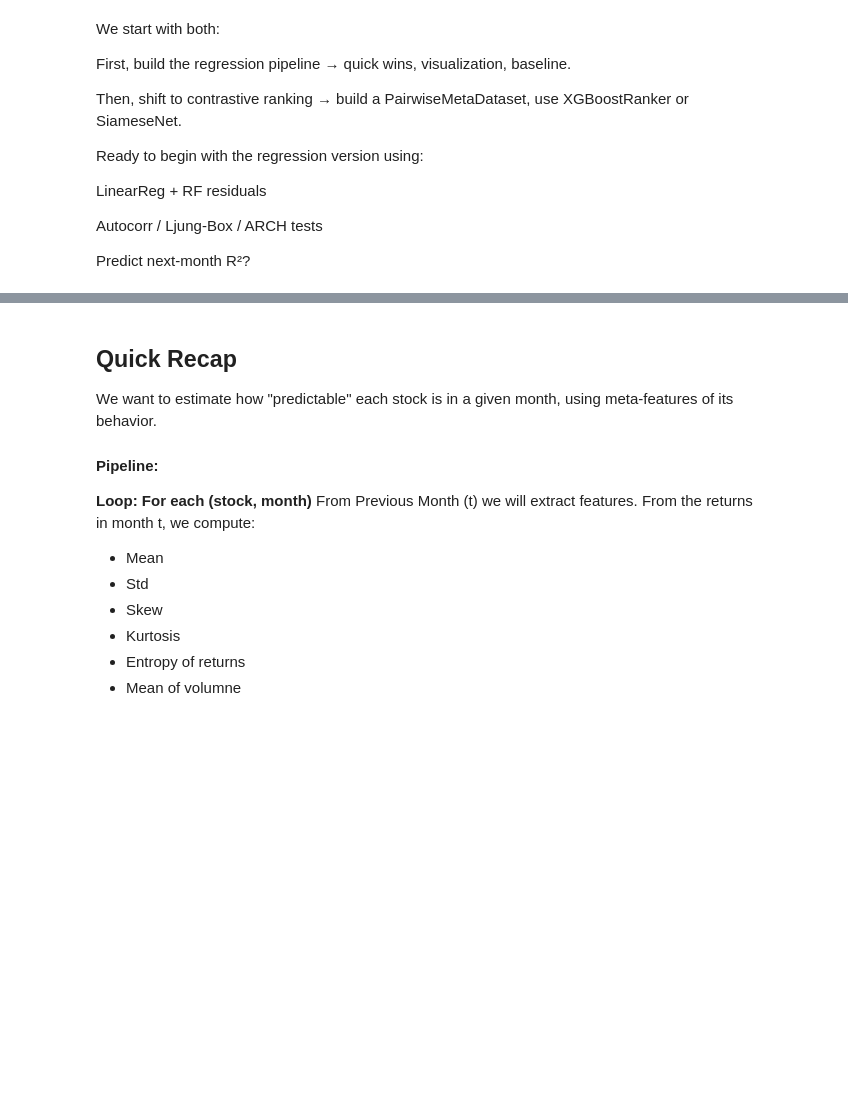
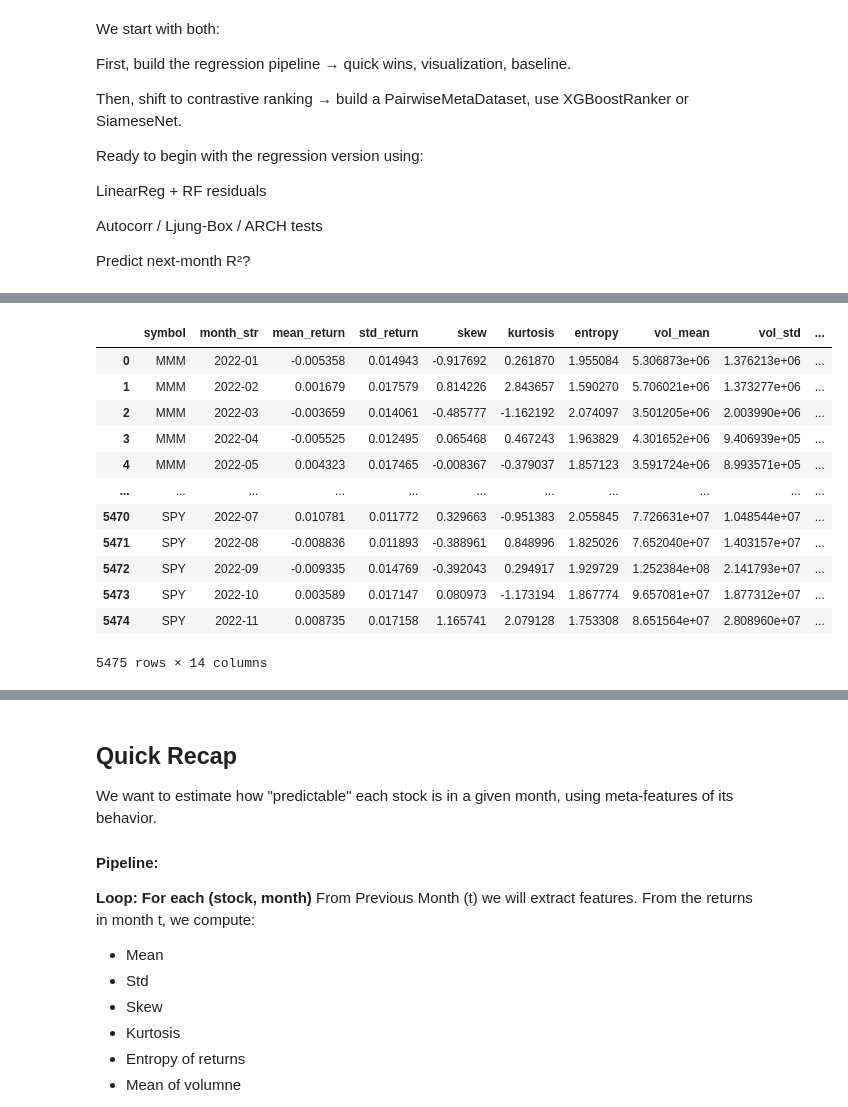
Before and after one commit to pihh/RL-Stock-Market-Masterpiece-Human-x-AI-Collab, a Jupyter notebook: notebooks/Pipelines 03 Stock universe predictability selection - FAIL-Copy1.ipynb, the cells around one changed output, grey strips where cells are left out. Saved outputs shown, nothing was run; the diff lists cells and outputs as text; code cells hidden in the pictures; blank space fills up the shorter version.

```diff
--- a/notebooks/Pipelines 03 Stock universe predictability selection - FAIL-Copy1.ipynb
+++ b/notebooks/Pipelines 03 Stock universe predictability selection - FAIL-Copy1.ipynb
@@ -128,14 +131,20 @@ from statsmodels.tsa.stattools import acf, acovf
 import warnings
 warnings.filterwarnings("ignore")
 # %%
-experience_name = "stock_universe_predictability_selection__MetaFeatures__MetaRlLabeling"
+
+EXPERIENCE_NAME = "stock_universe_predictability_selection__MetaFeatures__MetaRlLabeling"
+FEATURES_PATH = f"../data/cache/features_{EXPERIENCE_NAME}.pkl"
+TARGETS_PATH = f"../data/cache/targets_{EXPERIENCE_NAME}.pkl"
+META_PATH = f"../data/cache/meta_{EXPERIENCE_NAME}.pkl"
 
 excluded_tickers=['CEG', 'GEHC', 'GEV', 'KVUE', 'SOLV']
 excluded_tickers.sort()
+#tickers = TOP2_STOCK_BY_SECTOR
+
 config={
     "regressor":"RandomForestRegressor",
     "n_estimators": 100,
-    "random_state":42
+    "random_state":314
 }
 run_settings={
     "excluded_tickers": excluded_tickers,
@@ -143,5 +152,7 @@ run_settings={
     "cv_folds": 3,
     "lags": 5,
     "start_date":"2022-01-01",
-    "end_date":"2022-07-01"
+    "end_date":"2023-01-01"
 }
+
+# Config section
@@ -153 +159,12 @@ _ohlcv=ohlcv_df.copy()
+# %%
+# LOAD OHLCV ==========================================
+
+
+ohlcv_df = load_base_dataframe()
+ohlcv_df['date'] = pd.to_datetime(ohlcv_df['date'])
+ohlcv_df = ohlcv_df[(ohlcv_df['date'] >= run_settings["start_date"]) & (ohlcv_df['date'] < run_settings["end_date"])]
+ohlcv_df['month'] = ohlcv_df['date'].dt.to_period('M')
+ohlcv_df['return_1d'] = ohlcv_df['return_1d'].fillna(0)
+ohlcv_df['sector_id'] = ohlcv_df['sector_id'].fillna('unknown')
+ohlcv_df['industry_id'] = ohlcv_df['industry_id'].fillna('unknown')
 # %%
@@ -179,0 +266,5 @@ ohlcv_df['industry_id'] = ohlcv_df['industry_id'].fillna('unknown')
+# %%
+# DataFrame Construction  ============================
+X_df = pd.DataFrame(features)
+y_df = pd.Series(targets, name='cv_r2')
+meta_df = pd.DataFrame(metadata, columns=['symbol', 'month'])
@@ -179,0 +277,16 @@ ohlcv_df['industry_id'] = ohlcv_df['industry_id'].fillna('unknown')
+# %%
+X_df
+# %% [output]
+|  | symbol | month_str | mean_return | std_return | skew | kurtosis | entropy | vol_mean | vol_std | ... |
+| 0 | MMM | 2022-01 | -0.005358 | 0.014943 | -0.917692 | 0.261870 | 1.955084 | 5.306873e+06 | 1.376213e+06 | ... |
+| 1 | MMM | 2022-02 | 0.001679 | 0.017579 | 0.814226 | 2.843657 | 1.590270 | 5.706021e+06 | 1.373277e+06 | ... |
+| 2 | MMM | 2022-03 | -0.003659 | 0.014061 | -0.485777 | -1.162192 | 2.074097 | 3.501205e+06 | 2.003990e+06 | ... |
+| 3 | MMM | 2022-04 | -0.005525 | 0.012495 | 0.065468 | 0.467243 | 1.963829 | 4.301652e+06 | 9.406939e+05 | ... |
+| 4 | MMM | 2022-05 | 0.004323 | 0.017465 | -0.008367 | -0.379037 | 1.857123 | 3.591724e+06 | 8.993571e+05 | ... |
+| ... | ... | ... | ... | ... | ... | ... | ... | ... | ... | ... |
+| 5470 | SPY | 2022-07 | 0.010781 | 0.011772 | 0.329663 | -0.951383 | 2.055845 | 7.726631e+07 | 1.048544e+07 | ... |
+| 5471 | SPY | 2022-08 | -0.008836 | 0.011893 | -0.388961 | 0.848996 | 1.825026 | 7.652040e+07 | 1.403157e+07 | ... |
+| 5472 | SPY | 2022-09 | -0.009335 | 0.014769 | -0.392043 | 0.294917 | 1.929729 | 1.252384e+08 | 2.141793e+07 | ... |
+| 5473 | SPY | 2022-10 | 0.003589 | 0.017147 | 0.080973 | -1.173194 | 1.867774 | 9.657081e+07 | 1.877312e+07 | ... |
+| 5474 | SPY | 2022-11 | 0.008735 | 0.017158 | 1.165741 | 2.079128 | 1.753308 | 8.651564e+07 | 2.808960e+07 | ... |
+5475 rows × 14 columns
```
Also changed, not shown: parts of 38 cells of this notebook, 3 other files.
